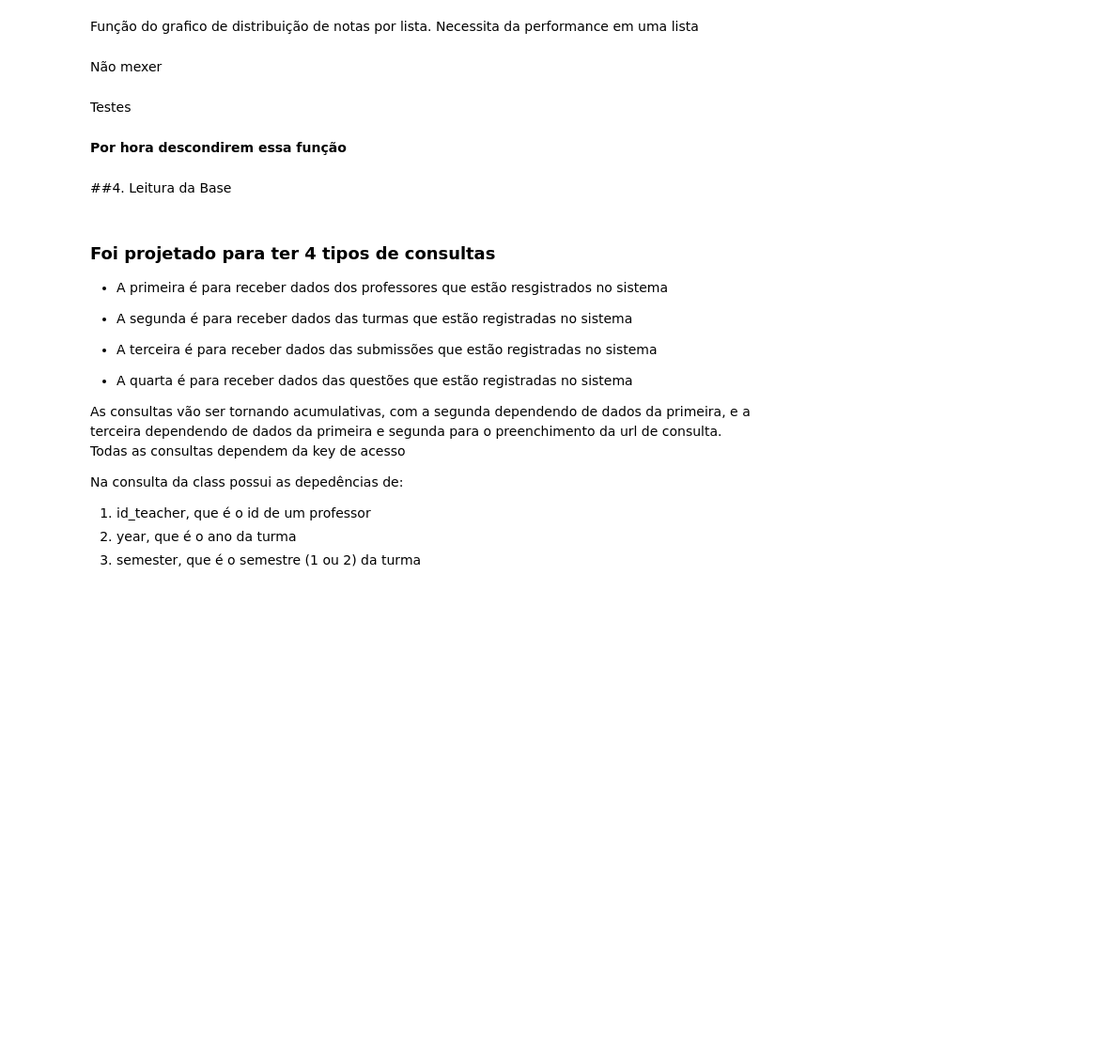
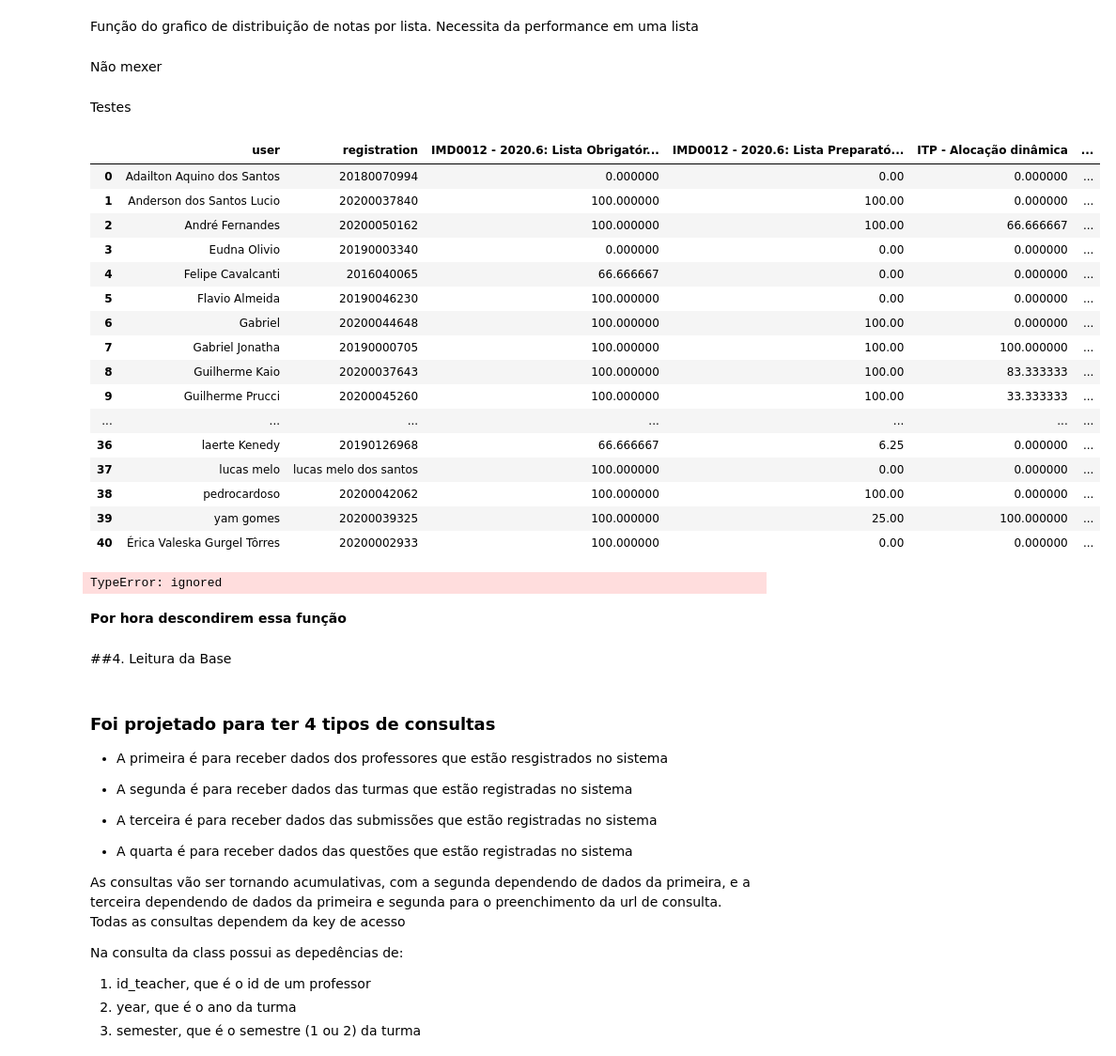
Before and after one commit to vilsonrodrigues/Projeto_Orientacao_Academica_LoP, a Jupyter notebook: Projeto_Orientacao_Academica_LoP.ipynb, the cells around one changed output. Shown at 94% size. Cells and saved outputs as stored; diff of their text form; code cells hidden in the pictures; blank space fills up the shorter version.

```diff
--- a/Projeto_Orientacao_Academica_LoP.ipynb
+++ b/Projeto_Orientacao_Academica_LoP.ipynb
@@ -332,2 +749,28 @@ df = performance_list(df_subs)
 # %%
 graph_performance_student_list(df)
+# %%
+df_t['a']=df_t.iloc[:,2:].mean(axis=1)
+# %%
+df_t
+# %% [output]
+|  | user | registration | IMD0012 - 2020.6: Lista Obrigatór... | IMD0012 - 2020.6: Lista Preparató... | ITP - Alocação dinâmica | ... |
+| 0 | Adailton Aquino dos Santos | 20180070994 | 0.000000 | 0.00 | 0.000000 | ... |
+| 1 | Anderson dos Santos Lucio | 20200037840 | 100.000000 | 100.00 | 0.000000 | ... |
+| 2 | André Fernandes | 20200050162 | 100.000000 | 100.00 | 66.666667 | ... |
+| 3 | Eudna Olivio | 20190003340 | 0.000000 | 0.00 | 0.000000 | ... |
+| 4 | Felipe Cavalcanti | 2016040065 | 66.666667 | 0.00 | 0.000000 | ... |
+| 5 | Flavio Almeida | 20190046230 | 100.000000 | 0.00 | 0.000000 | ... |
+| 6 | Gabriel | 20200044648 | 100.000000 | 100.00 | 0.000000 | ... |
+| 7 | Gabriel Jonatha | 20190000705 | 100.000000 | 100.00 | 100.000000 | ... |
+| 8 | Guilherme Kaio | 20200037643 | 100.000000 | 100.00 | 83.333333 | ... |
+| 9 | Guilherme Prucci | 20200045260 | 100.000000 | 100.00 | 33.333333 | ... |
+| ... | ... | ... | ... | ... | ... | ... |
+| 36 | laerte Kenedy | 20190126968 | 66.666667 | 6.25 | 0.000000 | ... |
+| 37 | lucas melo | lucas melo dos santos | 100.000000 | 0.00 | 0.000000 | ... |
+| 38 | pedrocardoso | 20200042062 | 100.000000 | 100.00 | 0.000000 | ... |
+| 39 | yam gomes | 20200039325 | 100.000000 | 25.00 | 100.000000 | ... |
+| 40 | Érica Valeska Gurgel Tôrres | 20200002933 | 100.000000 | 0.00 | 0.000000 | ... |
+# %%
+df_t.iloc[:,2:]
+# %% [output]
+TypeError: ignored
```
Also changed, not shown: parts of 47 cells of this notebook.
